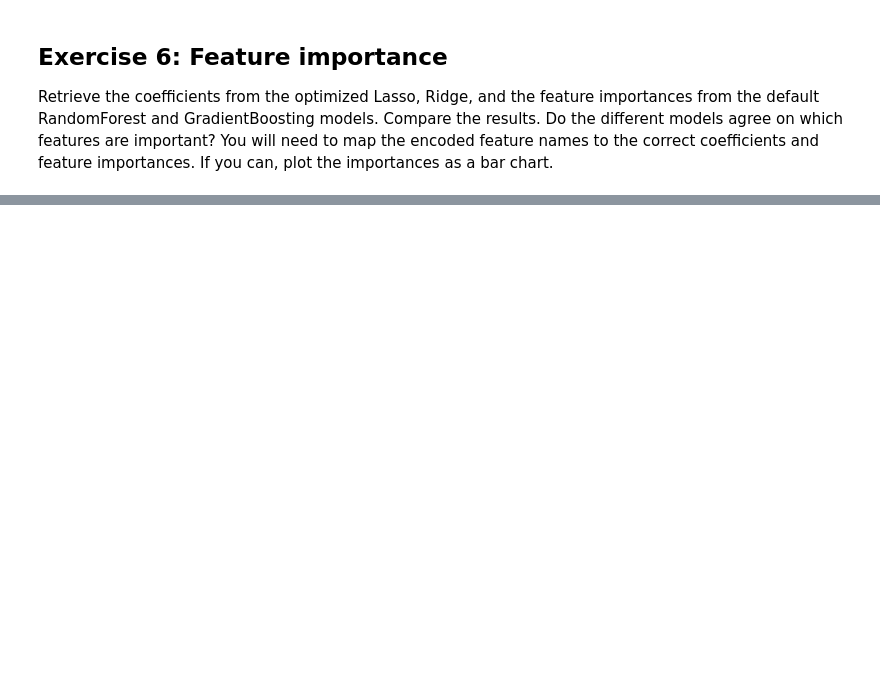
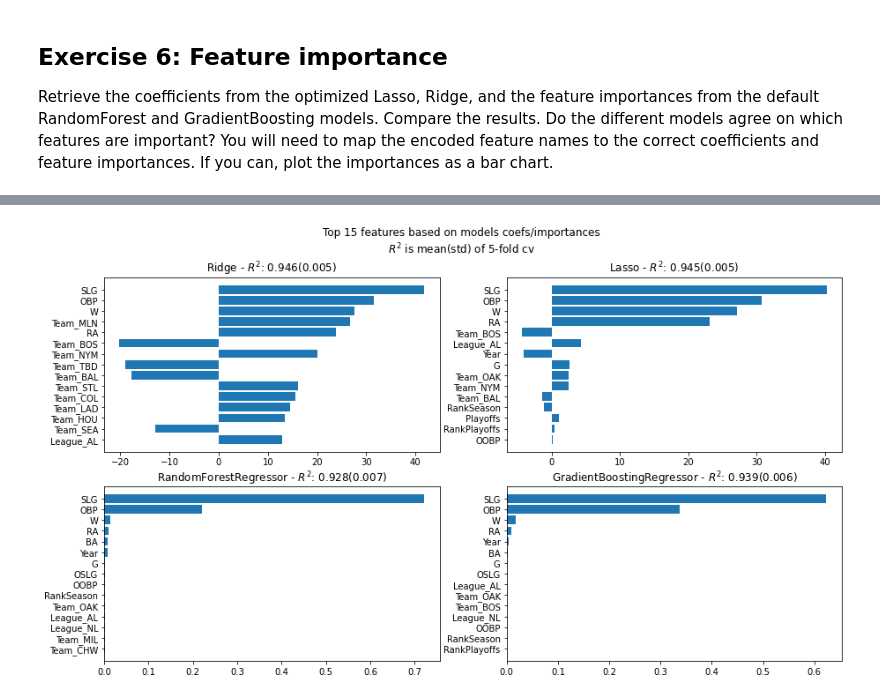
Before and after one commit to gekas145/tue-ml-course, a Jupyter notebook: labs/Lab 4 - Pipelines.ipynb, the cells around one changed output, grey strips where cells are left out. Saved outputs shown, nothing was run; the diff lists cells and outputs as text; code cells hidden in the pictures; blank space fills up the shorter version.

```diff
--- a/labs/Lab 4 - Pipelines.ipynb
+++ b/labs/Lab 4 - Pipelines.ipynb
@@ -249,3 +345,18 @@ Redraw the heatmap, but now use scaling. What do you observe?
 ## Exercise 6: Feature importance
 Retrieve the coefficients from the optimized Lasso, Ridge, and the feature importances from the default RandomForest and GradientBoosting models.
 Compare the results. Do the different models agree on which features are important? You will need to map the encoded feature names to the correct coefficients and feature importances. If you can, plot the importances as a bar chart.
+# %%
+models = [searches[0].best_estimator_,
+          searches[1].best_estimator_,
+          build_pipeline(RandomForestRegressor(), numerical, categorical).fit(X, y),
+          build_pipeline(GradientBoostingRegressor(), numerical, categorical).fit(X, y)]
+# %%
+importances = [models[0]["regressor"].coef_,
+               models[1]["regressor"].coef_,
+               models[2]["regressor"].feature_importances_,
+               models[3]["regressor"].feature_importances_]
+# %%
+features_names = X.columns[2:].tolist()
+features_names += models[-1]["preprocessor"].named_transformers_["categorical"]["ohe"].get_feature_names_out().tolist()
+features_names = np.array(features_names)
+print(features_names)
@@ -251,0 +372,26 @@ Compare the results. Do the different models agree on which features are importa
+# %%
+topn = 15
+
+models_names = results["model"].tolist()
+models_cv_scores = results["r2 - scaling"].tolist()
+
+fig, axs = plt.subplots(2, 2)
+
+fig.set_size_inches(15, 8)
+
+for i in range(2):
+    idxs = np.argsort(-np.abs(importances[i]))[:topn]
+    axs[0, i].barh(features_names[idxs][::-1], importances[i][idxs][::-1])
+    j = models_names.index(models[i]["regressor"].__class__.__name__)
+    axs[0, i].set_title(f"{models_names[j]} - $R^2$: {models_cv_scores[j]}")
+
+for i in range(2, 4):
+    idxs = np.argsort(-importances[i])[:topn]
+    axs[1, i-2].barh(features_names[idxs][::-1], importances[i][idxs][::-1])
+    j = models_names.index(models[i]["regressor"].__class__.__name__)
+    axs[1, i-2].set_title(f"{models_names[j]} - $R^2$: {models_cv_scores[j]}")
+
+fig.suptitle(f"Top {topn} features based on models coefs/importances\n$R^2$ is mean(std) of 5-fold cv")
+plt.show()
+# %% [output]
+[figure, added]
```
Also changed, not shown: parts of 15 cells of this notebook.
